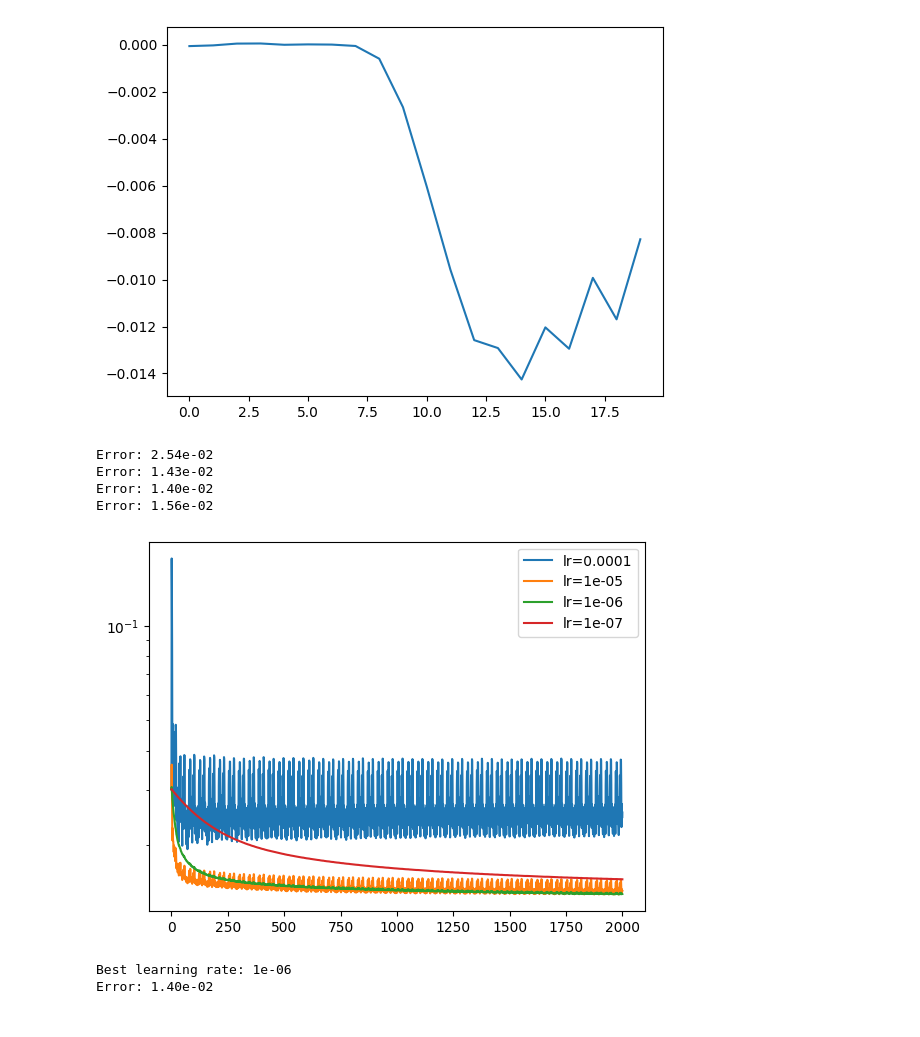
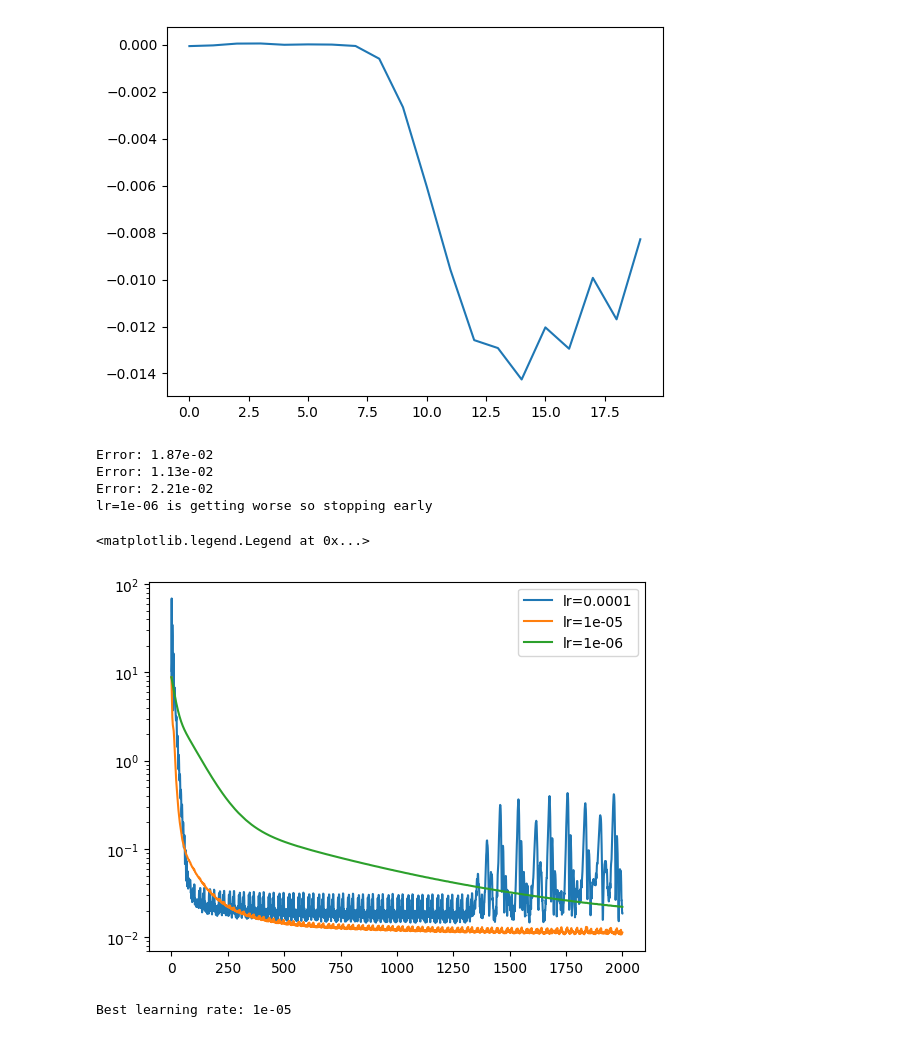
Before and after one commit to neural-imagery/tomography-experiments, a Jupyter notebook: 3d/main.ipynb, the cells around one changed output. Drawn from its saved outputs; the diff is of its cells as text; code cells hidden in the pictures.

```diff
--- a/3d/main.ipynb
+++ b/3d/main.ipynb
@@ -144,11 +144,11 @@ print(f"Condition number of J: {cond}")
 Condition number of J: 4601.249179259179
 # %%
 # add noise
-noise_level = 0.00001#.1 # percent of mean for each channel
+noise_level = 0.0001#.1 # percent of mean for each channel
 noise = np.random.normal(0, np.sqrt(noise_level * np.abs(data_true)), data_true.shape)
 data_true_noisy = data_true + noise
 # %%
-mode = 'CW'
+mode = 'TD'
 
 if mode == 'CW':
     data_bg_ = np.expand_dims(data_bg.sum(axis=0), axis=0)
@@ -186,37 +186,41 @@ dphi = compute_dphi(data_bg_, data_true_noisy_)
 # %%
 
 
 lrs = [1e-4, 1e-5, 1e-6, 1e-7]
 scores = []
 plt.yscale("log")
 
-for lr in lrs:
+for i, lr in enumerate(lrs):
     dmua, errors = invert(
-        J_, dphi, learning_rate=lr, lambda_tv=0, lambda_l2=0, lambda_l1=0.1, max_iter=2000, voxel_grouping_size=1
+        J_, dphi, data_bg_, learning_rate=lr, lambda_tv=0, lambda_l2=0, lambda_l1=0.1, max_iter=2000
     )
     plt.plot(errors, label=f"lr={lr}")
-    scores.append(errors[-1])
+    error = errors[-1]
+    scores.append(error)
+    if i != 0 and error > scores[-2]:
+        print(f"lr={lr} is getting worse so stopping early")
+        break
 
 plt.legend()
 # %% [output]
-Error: 2.54e-02
-Error: 1.43e-02
-Error: 1.40e-02
-Error: 1.56e-02
+Error: 1.87e-02
+Error: 1.13e-02
+Error: 2.21e-02
+lr=1e-06 is getting worse so stopping early
+<matplotlib.legend.Legend at 0x...>
-[figure, old version]
+[figure, new version]
 # %%
 # use the best learning rate
 best_lr = lrs[np.argmin(scores)]
-print(f"Best learning rate: {best_lr}")
-dmua, errors = least_squares(
-    J_, dphi, learning_rate=best_lr, lambda_tv=0, lambda_l2=0, lambda_l1=0.1, max_iter=2000, voxel_grouping_size=1
+print(f"Using learning rate {best_lr}")
+dmua, errors = invert(
+    J_, dphi, data_bg_, learning_rate=best_lr, lambda_tv=0, lambda_l2=0, lambda_l1=0.1, max_iter=2000, voxel_grouping_size=1
 )
 
 mua_bg = medium_bg.get_mua()
 mua_new = mua_bg + dmua
 # %% [output]
-Best learning rate: 1e-06
-Error: 1.40e-02
+Best learning rate: 1e-05
 # %%
 # blur the result
 from scipy.ndimage import gaussian_filter
```
Also changed, not shown: parts of 1 cell of this notebook, 1 other file.
